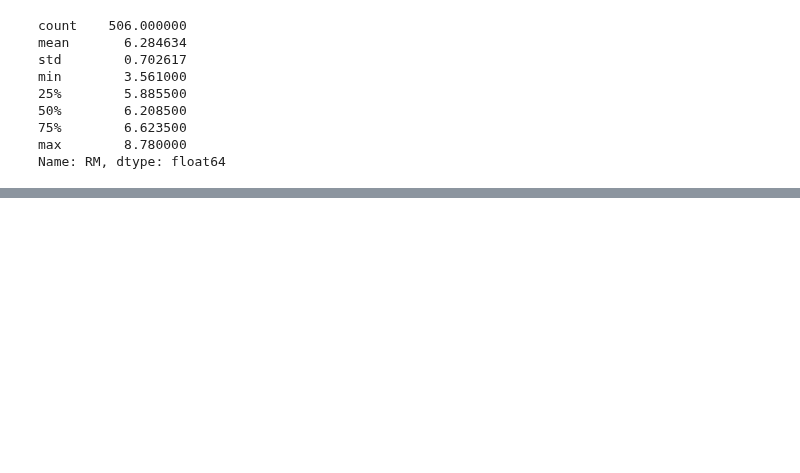
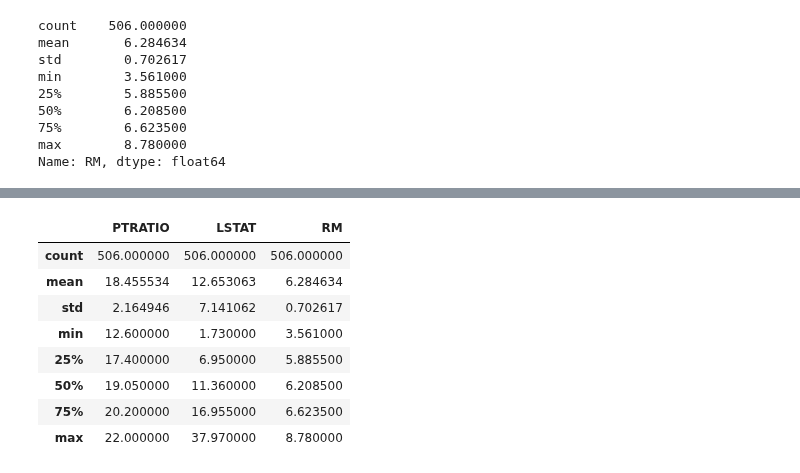
Before and after one commit to AyrtonCossuol/boston-test-dataset-analysis, a Jupyter notebook: boston_dataset.ipynb, the cells around one changed output, grey strips where cells are left out. Cells and saved outputs as stored; diff of their text form; code cells hidden in the pictures; blank space fills up the shorter version.

```diff
--- a/boston_dataset.ipynb
+++ b/boston_dataset.ipynb
@@ -167,0 +214,13 @@ fig.show()
+# %%
+# estatistica descritiva das variáveis
+data[['PTRATIO','LSTAT','RM']].describe()
+# %% [output]
+|  | PTRATIO | LSTAT | RM |
+| count | 506.000000 | 506.000000 | 506.000000 |
+| mean | 18.455534 | 12.653063 | 6.284634 |
+| std | 2.164946 | 7.141062 | 0.702617 |
+| min | 12.600000 | 1.730000 | 3.561000 |
+| 25% | 17.400000 | 6.950000 | 5.885500 |
+| 50% | 19.050000 | 11.360000 | 6.208500 |
+| 75% | 20.200000 | 16.955000 | 6.623500 |
+| max | 22.000000 | 37.970000 | 8.780000 |
```
Also changed, not shown: parts of 6 cells of this notebook.
